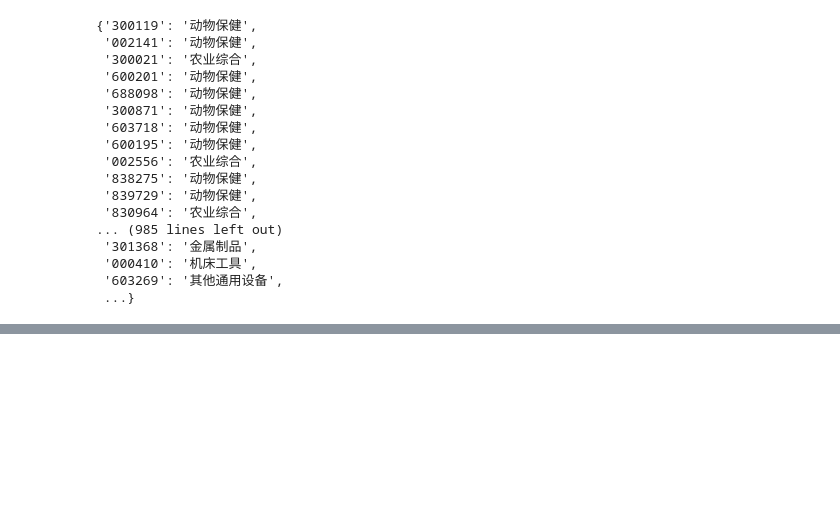
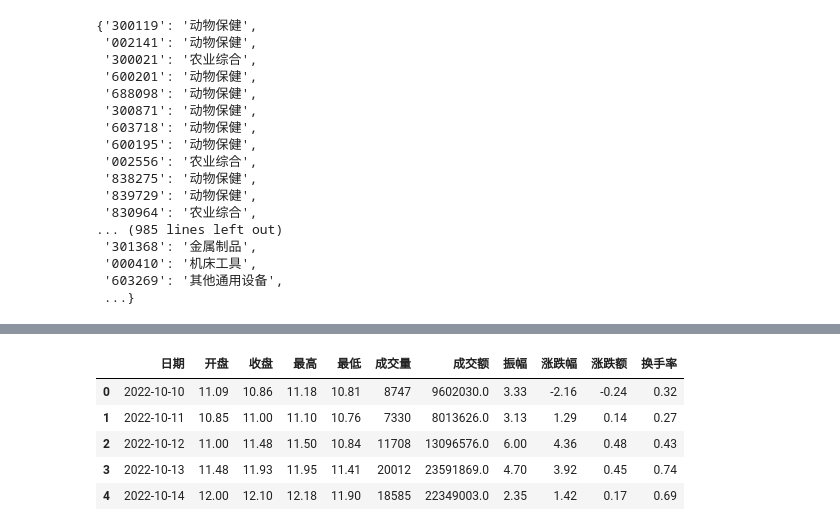
Before and after one commit to minikiller/streamlit-project, a Jupyter notebook: utils/获得股票历史.ipynb, the cells around one changed output, grey strips where cells are left out. Cells and saved outputs as stored; diff of their text form; code cells hidden in the pictures; blank space fills up the shorter version.

```diff
--- a/utils/获得股票历史.ipynb
+++ b/utils/获得股票历史.ipynb
@@ -41,0 +68,9 @@ df.to_csv("data/hist_2023-03-14.csv",index=False)
+# %%
+a_hist_df.head()
+# %% [output]
+|  | 日期 | 开盘 | 收盘 | 最高 | 最低 | 成交量 | 成交额 | 振幅 | 涨跌幅 | 涨跌额 | 换手率 |
+| 0 | 2022-10-10 | 11.09 | 10.86 | 11.18 | 10.81 | 8747 | 9602030.0 | 3.33 | -2.16 | -0.24 | 0.32 |
+| 1 | 2022-10-11 | 10.85 | 11.00 | 11.10 | 10.76 | 7330 | 8013626.0 | 3.13 | 1.29 | 0.14 | 0.27 |
+| 2 | 2022-10-12 | 11.00 | 11.48 | 11.50 | 10.84 | 11708 | 13096576.0 | 6.00 | 4.36 | 0.48 | 0.43 |
+| 3 | 2022-10-13 | 11.48 | 11.93 | 11.95 | 11.41 | 20012 | 23591869.0 | 4.70 | 3.92 | 0.45 | 0.74 |
+| 4 | 2022-10-14 | 12.00 | 12.10 | 12.18 | 11.90 | 18585 | 22349003.0 | 2.35 | 1.42 | 0.17 | 0.69 |
```
Also changed, not shown: parts of 4 cells of this notebook, 35 other files.
